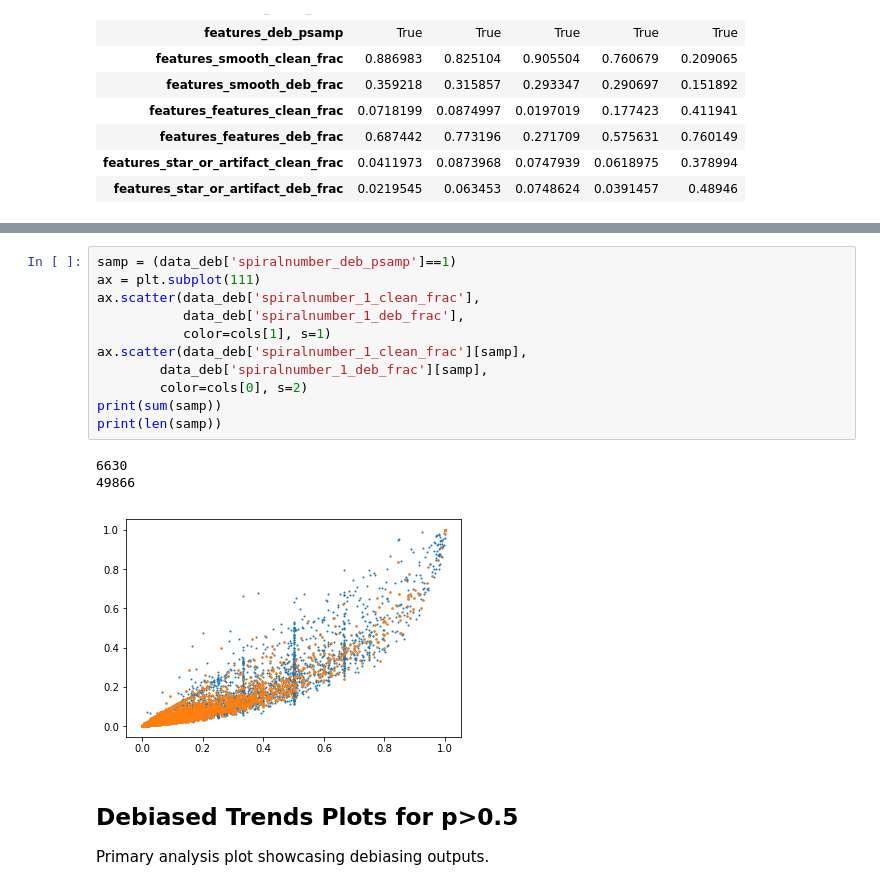
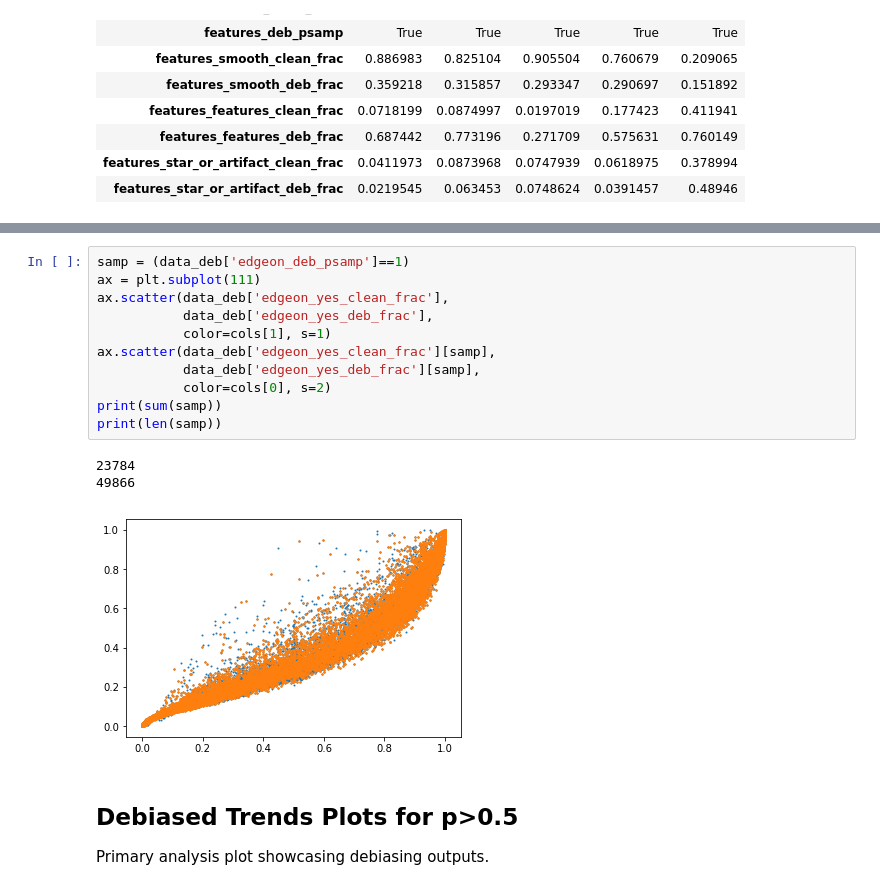
Before and after one commit to leeskelvin/gamakidsgz, a Jupyter notebook: outputs/debiasing/debiasing.ipynb, the cells around one changed output, grey strips where cells are left out. Saved outputs shown, nothing was run; the diff lists cells and outputs as text.

```diff
--- a/outputs/debiasing/debiasing.ipynb
+++ b/outputs/debiasing/debiasing.ipynb
@@ -1561,18 +1549,18 @@ display(data_deb[z_column,
 # %%
-samp = (data_deb['spiralnumber_deb_psamp']==1)
+samp = (data_deb['edgeon_deb_psamp']==1)
 ax = plt.subplot(111)
-ax.scatter(data_deb['spiralnumber_1_clean_frac'],
-           data_deb['spiralnumber_1_deb_frac'],
+ax.scatter(data_deb['edgeon_yes_clean_frac'],
+           data_deb['edgeon_yes_deb_frac'],
            color=cols[1], s=1)
-ax.scatter(data_deb['spiralnumber_1_clean_frac'][samp],
-        data_deb['spiralnumber_1_deb_frac'][samp],
-        color=cols[0], s=2)
+ax.scatter(data_deb['edgeon_yes_clean_frac'][samp],
+           data_deb['edgeon_yes_deb_frac'][samp],
+           color=cols[0], s=2)
 print(sum(samp))
 print(len(samp))
 # %% [output]
-6630
+23784
 49866
-[figure, old version]
+[figure, new version]
 # %% [markdown]
 ## Debiased Trends Plots for p>0.5
 
```
Also changed, not shown: parts of 6 cells of this notebook, 5 other files.
